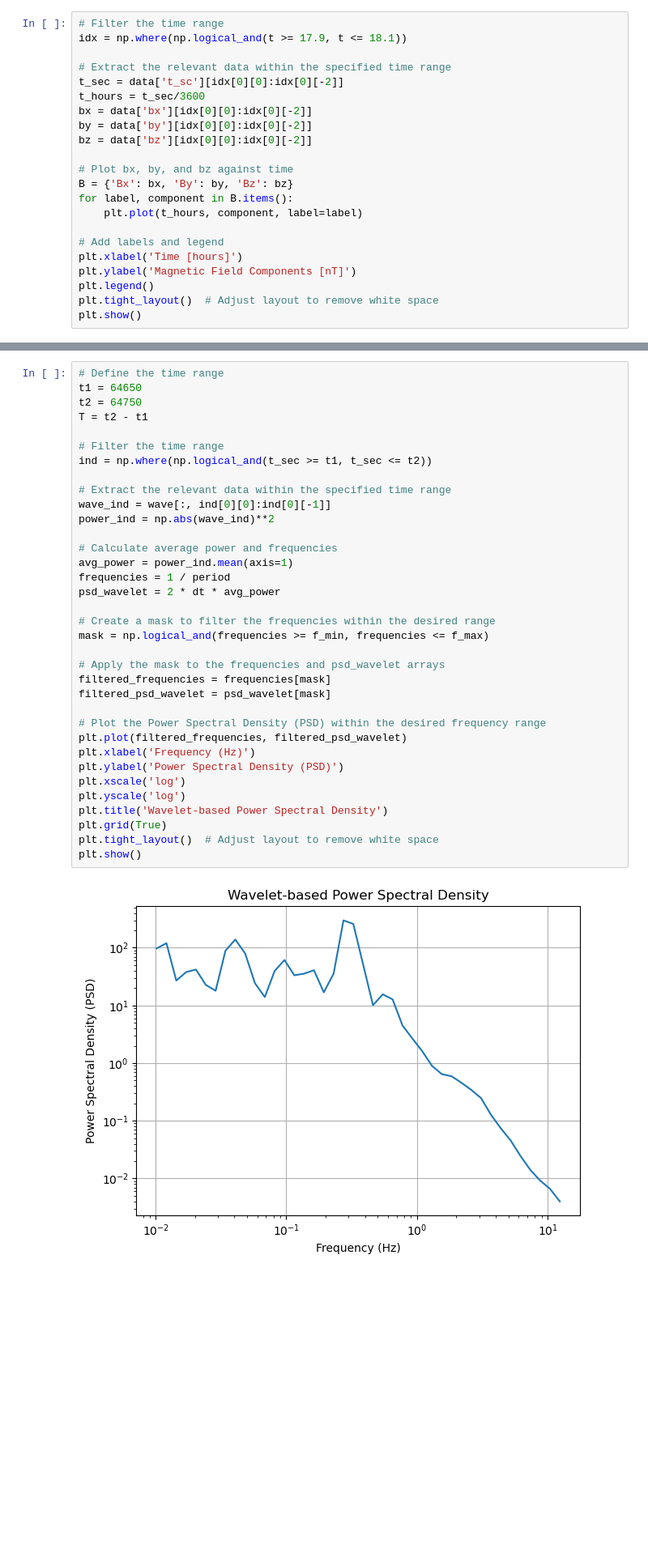
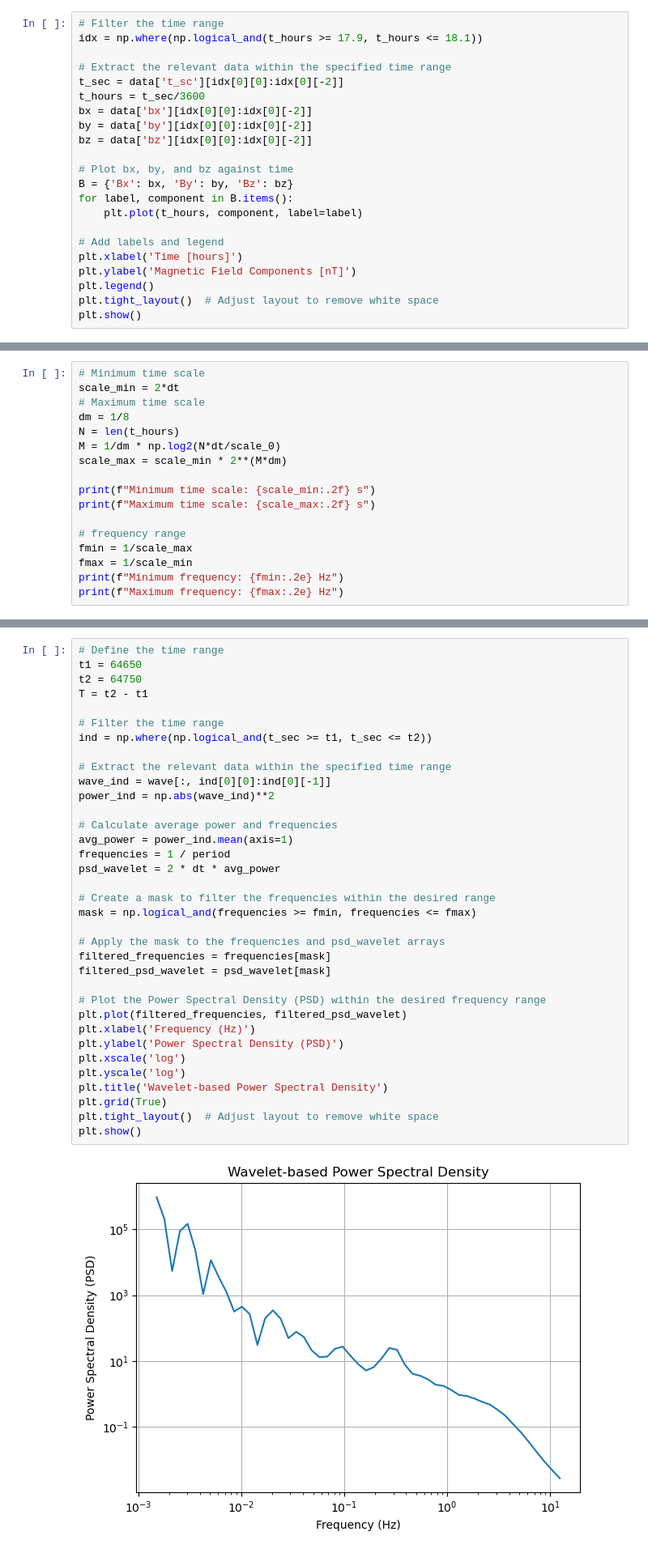
Before and after one commit to notanobis/Wavelet-Analysis, a Jupyter notebook: Code/plasma.ipynb, the cells around one changed output, grey strips where cells are left out. Shown at 81% size. Saved outputs shown, nothing was run; the diff lists cells and outputs as text; blank space fills up the shorter version.

```diff
--- a/Code/plasma.ipynb
+++ b/Code/plasma.ipynb
@@ -186,7 +186,7 @@ plt.show()
 ### 2.2.2 Make a zoom for a shorter time interval
 # %%
 # Filter the time range
-idx = np.where(np.logical_and(t >= 17.9, t <= 18.1))
+idx = np.where(np.logical_and(t_hours >= 17.9, t_hours <= 18.1))
 
 # Extract the relevant data within the specified time range
 t_sec = data['t_sc'][idx[0][0]:idx[0][-2]]
@@ -242,0 +243,17 @@ plt.show()
+# %%
+# Minimum time scale
+scale_min = 2*dt
+# Maximum time scale
+dm = 1/8
+N = len(t_hours)
+M = 1/dm * np.log2(N*dt/scale_0)
+scale_max = scale_min * 2**(M*dm)
+
+print(f"Minimum time scale: {scale_min:.2f} s")
+print(f"Maximum time scale: {scale_max:.2f} s")
+
+# frequency range
+fmin = 1/scale_max
+fmax = 1/scale_min
+print(f"Minimum frequency: {fmin:.2e} Hz")
+print(f"Maximum frequency: {fmax:.2e} Hz")
@@ -291,35 +313,35 @@ T = t2 - t1
 
 # Filter the time range
 ind = np.where(np.logical_and(t_sec >= t1, t_sec <= t2))
 
 # Extract the relevant data within the specified time range
 wave_ind = wave[:, ind[0][0]:ind[0][-1]]
 power_ind = np.abs(wave_ind)**2
 
 # Calculate average power and frequencies
 avg_power = power_ind.mean(axis=1)
 frequencies = 1 / period
 psd_wavelet = 2 * dt * avg_power
 
 # Create a mask to filter the frequencies within the desired range
-mask = np.logical_and(frequencies >= f_min, frequencies <= f_max)
+mask = np.logical_and(frequencies >= fmin, frequencies <= fmax)
 
 # Apply the mask to the frequencies and psd_wavelet arrays
 filtered_frequencies = frequencies[mask]
 filtered_psd_wavelet = psd_wavelet[mask]
 
 # Plot the Power Spectral Density (PSD) within the desired frequency range
 plt.plot(filtered_frequencies, filtered_psd_wavelet)
 plt.xlabel('Frequency (Hz)')
 plt.ylabel('Power Spectral Density (PSD)')
 plt.xscale('log')
 plt.yscale('log')
 plt.title('Wavelet-based Power Spectral Density')
 plt.grid(True)
 plt.tight_layout()  # Adjust layout to remove white space
 plt.show()
 # %% [output]
-[figure, old version]
+[figure, new version]
 # %%
 # Define the time range
 t1 = 64650
```
Also changed, not shown: parts of 3 cells of this notebook, 1 other file.
